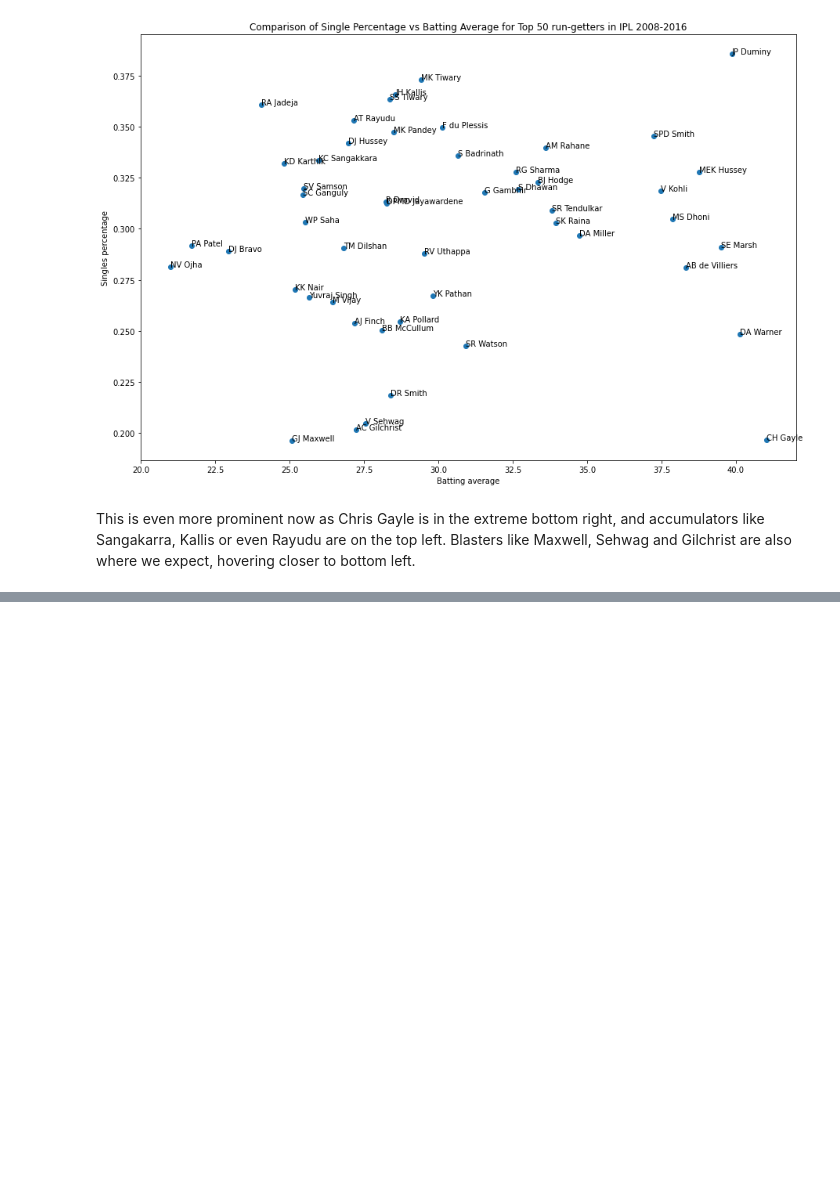
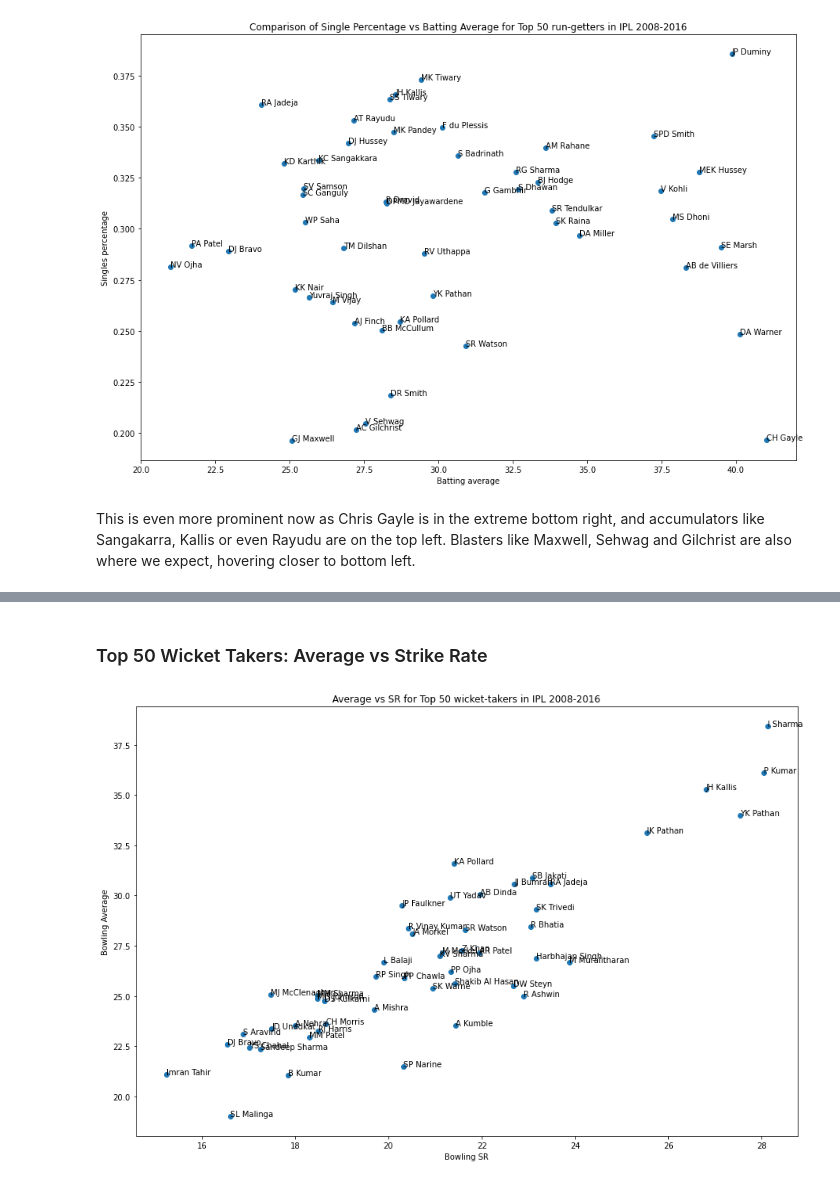
Before and after one commit to harshamuddu/IPL, a Jupyter notebook: IPL_Mining_Modeling_and_Predicting.ipynb, the cells around one changed output, grey strips where cells are left out. Saved outputs shown, nothing was run; the diff lists cells and outputs as text; code cells hidden in the pictures; blank space fills up the shorter version.

```diff
--- a/IPL_Mining_Modeling_and_Predicting.ipynb
+++ b/IPL_Mining_Modeling_and_Predicting.ipynb
@@ -162,0 +228,3 @@ Once you modify creation of the batsmen dataframe to include 0's, 2's, 4's and 6
+# %%
+dismissal_kinds = set(deliveries_df['dismissal_kind'])
+bowler_dismissals = ['bowled','caught','caught and bowled', 'lbw', 'stumped']
@@ -162,0 +264,25 @@ Once you modify creation of the batsmen dataframe to include 0's, 2's, 4's and 6
+# %%
+bowlers_df = pd.DataFrame(bowler_stats_dict).T
+bowlers_df = pd.concat([bowlers_df.drop(["Dismissal Distribution"], axis=1), bowlers_df["Dismissal Distribution"].apply(pd.Series)], axis=1)
+bowlers_df = pd.concat([bowlers_df.drop(["Run Distribution"], axis=1), bowlers_df["Run Distribution"].apply(pd.Series)], axis=1)
+bowlers_df.fillna(0, inplace=True)
+bowlers_df = bowlers_df.astype(int)
+
+#Renaming
+bowlers_df.reset_index(inplace=True)
+colnames = bowlers_df.columns.values
+colnames[0] = "Name"
+bowlers_df.columns = colnames
+
+# Additional Columns
+bowlers_df["Average"] = bowlers_df["Runs Conceded"] / bowlers_df["Wickets"]
+bowlers_df["Strike Rate"] =  bowlers_df["Balls Bowled"] / bowlers_df["Wickets"]
+bowlers_df["Economy"] = 6 * bowlers_df["Runs Conceded"] / bowlers_df["Balls Bowled"]
+
+
+# Display settings
+    # decimal display format
+pd.options.display.float_format = '{:.2f}'.format
+# Note the below four columns are being dropped
+bowlers_df = bowlers_df.drop(["retired hurt", "hit wicket", "obstructing the field", "run out"], axis=1)
+bowlers_df.iloc[0:5, ]
@@ -162,0 +296,19 @@ Once you modify creation of the batsmen dataframe to include 0's, 2's, 4's and 6
+# %%
+top_n = 50
+wicket_takers = bowlers_df.sort_values(by=["Wickets"], ascending=False)
+wicket_takers = wicket_takers.iloc[0:top_n, ] # top 50 wicket_takers only
+# %% [markdown]
+### Top 50 Wicket Takers: Average vs Strike Rate
+# %%
+fig, ax = plt.subplots(figsize=(15,10))
+ax.scatter(wicket_takers["Strike Rate"], wicket_takers["Average"])
+ax.set_xlabel("Bowling SR")
+ax.set_ylabel("Bowling Average")
+ax.set_title("Average vs SR for Top 50 wicket-takers in IPL 2008-2016")
+
+for i, bowler in enumerate(wicket_takers["Name"]):
+    ax.annotate(bowler, (wicket_takers["Strike Rate"].iloc[i], wicket_takers["Average"].iloc[i]))
+
+fig.show()
+# %% [output]
+[figure, added]
```
Also changed, not shown: parts of 21 cells of this notebook.
